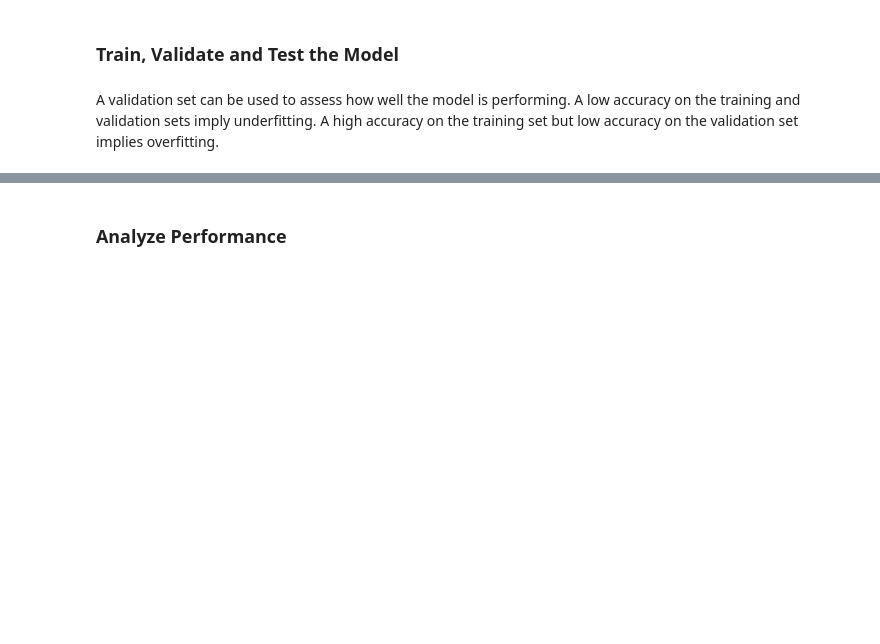
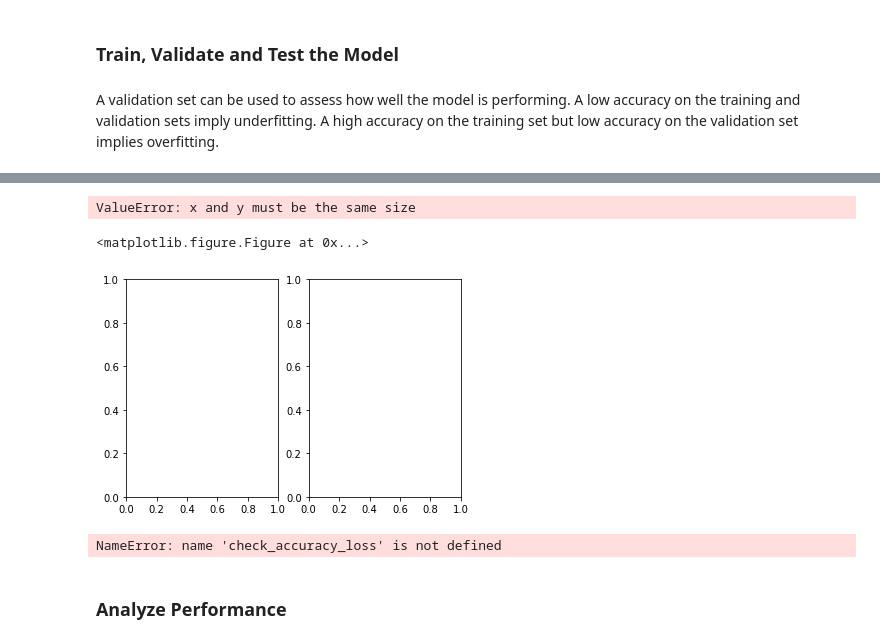
Before and after one commit to dmytronasyrov/CarND-Traffic-Sign-Classifier-Project, a Jupyter notebook: Traffic_Sign_Classifier.ipynb, the cells around one changed output, grey strips where cells are left out. Drawn from its saved outputs; the diff is of its cells as text; code cells hidden in the pictures; blank space fills up the shorter version.

```diff
--- a/Traffic_Sign_Classifier.ipynb
+++ b/Traffic_Sign_Classifier.ipynb
@@ -782,44 +745,3 @@ INFO:tensorflow:Summary name Model/b_fcl3:0 is illegal; using Model/b_fcl3_0 ins
 # %% [markdown]
 A validation set can be used to assess how well the model is performing. A low accuracy on the training and validation
 sets imply underfitting. A high accuracy on the training set but low accuracy on the validation set implies overfitting.
-# %%
-with tf.Session(graph=graph) as sess:
-    sess.run(tf.global_variables_initializer())
-    saver = tf.train.Saver()
-    summary_writer = tf.summary.FileWriter(logs_path, graph=tf.get_default_graph())
-
-    print("Training X {}; y {}", X_train.shape, y_train.shape)
-    print()
-
-    total_train_losses = []
-    total_train_accuracies = []
-    total_valid_losses = []
-    total_valid_accuracies = []
-
-    for i in range(EPOCHS):
-        X_epoch_train, X_epoch_valid, y_epoch_train, y_epoch_valid = train_test_split(X_train, y_train, test_size=0.2, random_state=42)
-        num_examples = len(X_epoch_train)
-
-        for offset in range(0, num_examples, BATCH_SIZE):
-            end = offset + BATCH_SIZE
-            _, summary = sess.run([training, merged_summary_op], feed_dict = {x: X_epoch_train[offset:end], y: y_epoch_train[offset:end], keep_prob: probe})
-            summary_writer.add_summary(summary, i * BATCH_SIZE + offset)
-
-        training_loss, training_accuracy = evaluate_accuracy(X_epoch_train, y_epoch_train, sess)
-        total_train_losses.append(training_loss)
-        total_train_accuracies.append(training_accuracy)
-
-        valid_loss, valid_accuracy = evaluate_accuracy(X_epoch_valid, y_epoch_valid, sess)
-        total_valid_losses.append(valid_loss)
-        total_valid_accuracies.append(valid_accuracy)
-
-        print("EPOCH {} ...".format(i + 1))
-        print("Training Loss {:.3f}; Accuracy {:.3f}".format(training_loss, training_accuracy))
-        print("Validation Loss {:.3f}; Accuracy {:.3f}".format(valid_loss, valid_accuracy))
-        saver.save(sess, "./model/p2_net", global_step=global_step, write_meta_graph=True)
-        print()
-
-    test_loss, test_accuracy = evaluate_accuracy(X_test_file, y_test_file, sess)
-    print("Test Loss {:.3f}; Accuracy {:.3f}".format(test_loss, test_accuracy))
-
-    evaluate_draw(X_test_file[:30], y_test_file[:30], sess)
@@ -893,3 +1075,27 @@ input: "Optimizer/op_training/value"
+# %%
+show_learning_curve(EPOCHS, (total_train_accuracies, total_valid_accuracies), (total_train_losses, total_valid_losses))
+# %% [output]
+ValueError: x and y must be the same size
+<matplotlib.figure.Figure at 0x...>
+[figure, added]
+# %%
+graph = tf.Graph()
+with tf.Session(graph=graph) as sess:
+    path = tf.train.latest_checkpoint('./model')
+    saver = tf.train.import_meta_graph(path + '.meta')
+    saver.restore(sess, path)
+
+#     variables = [n.name for n in tf.get_collection(tf.GraphKeys.TRAINABLE_VARIABLES)]
+#     print("Variables:", variables)
+
+#     tensors = [n.name for n in tf.get_default_graph().as_graph_def().node]
+#     print("Tensors:", tensors)
+
+    test_loss, test_accuracy = check_accuracy_loss(sess, X_test_file, y_test_file)
+    print("Test Loss {:.3f}; Accuracy {:.3f}".format(test_loss, test_accuracy))
+    show_accuracy_samples(sess, X_test_file, y_test_file)
+# %% [output]
+NameError: name 'check_accuracy_loss' is not defined
 # %% [markdown]
 ### Analyze Performance
 # %%
```
Also changed, not shown: parts of 18 cells of this notebook, 34 other files.
